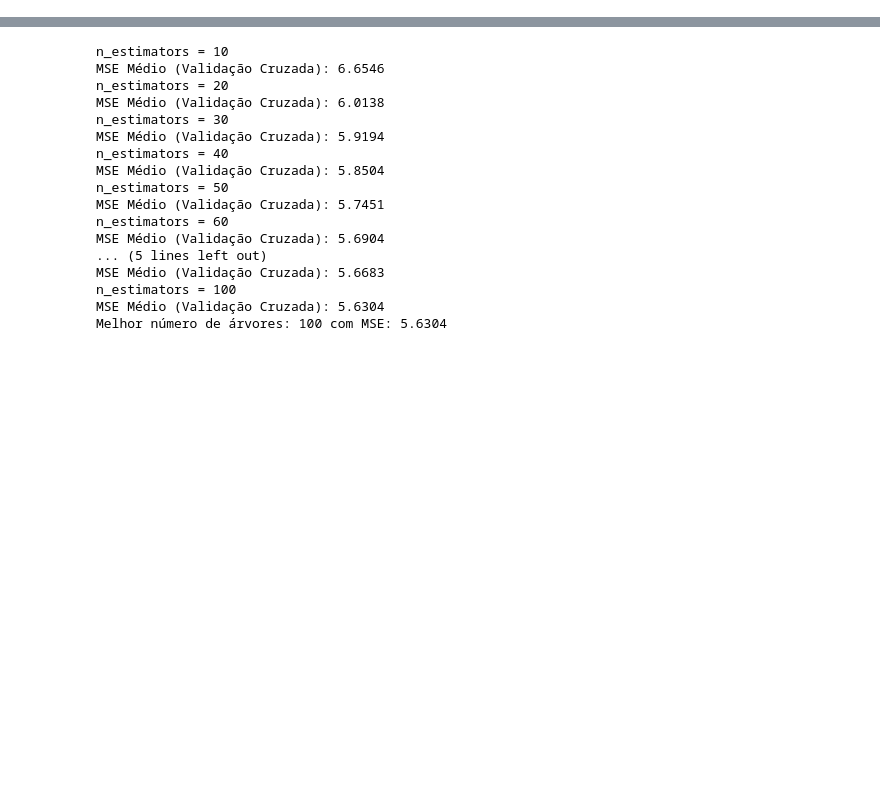
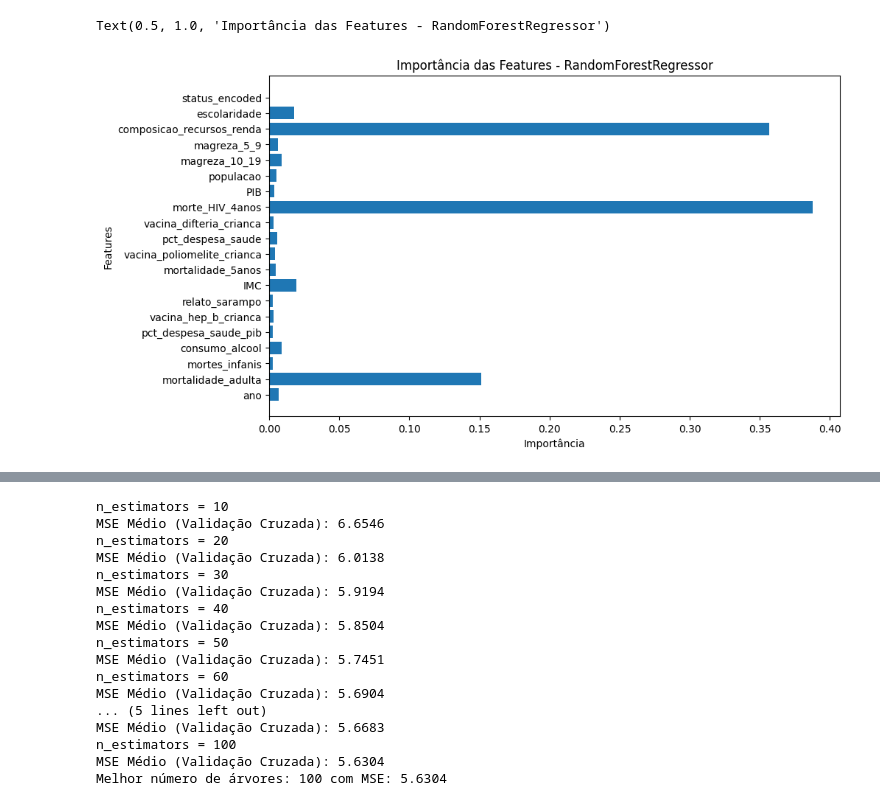
Before and after one commit to MariaLuizaLogrado/machine_learning_ufpr, a Jupyter notebook: 02_model.ipynb, the cells around one changed output, grey strips where cells are left out. Saved outputs shown, nothing was run; the diff lists cells and outputs as text; code cells hidden in the pictures; blank space fills up the shorter version.

```diff
--- a/02_model.ipynb
+++ b/02_model.ipynb
@@ -41,0 +273,13 @@ ___
+# %%
+# Importância das features
+importances = final_model.feature_importances_
+
+# Criando um gráfico de barras para visualizar a importância das features
+plt.figure(figsize=(10, 6))
+plt.barh(X_train.columns, importances)  # X_train.columns são os nomes das features
+plt.xlabel('Importância')
+plt.ylabel('Features')
+plt.title('Importância das Features - RandomForestRegressor')
+# %% [output]
+Text(0.5, 1.0, 'Importância das Features - RandomForestRegressor')
+[figure, added]
```
Also changed, not shown: parts of 24 cells of this notebook, 3 other files.
